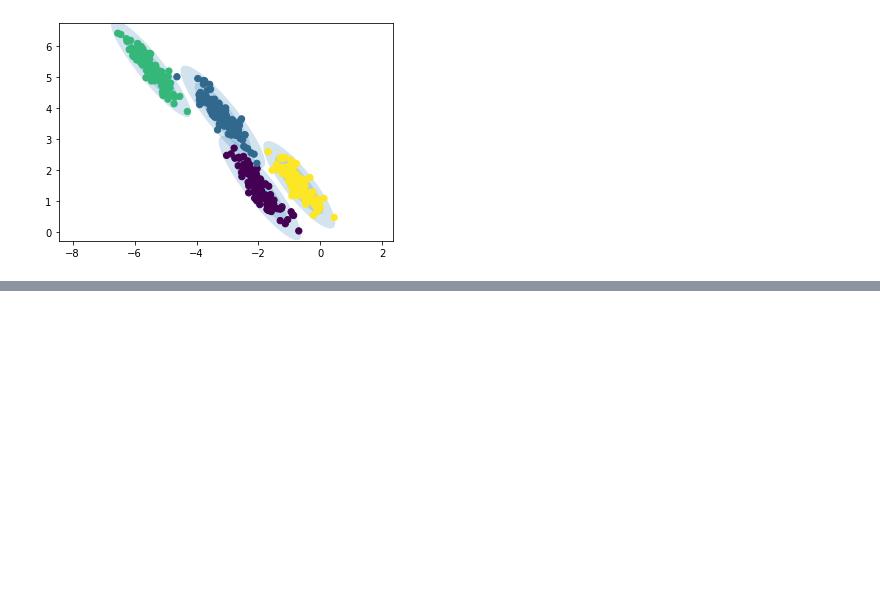
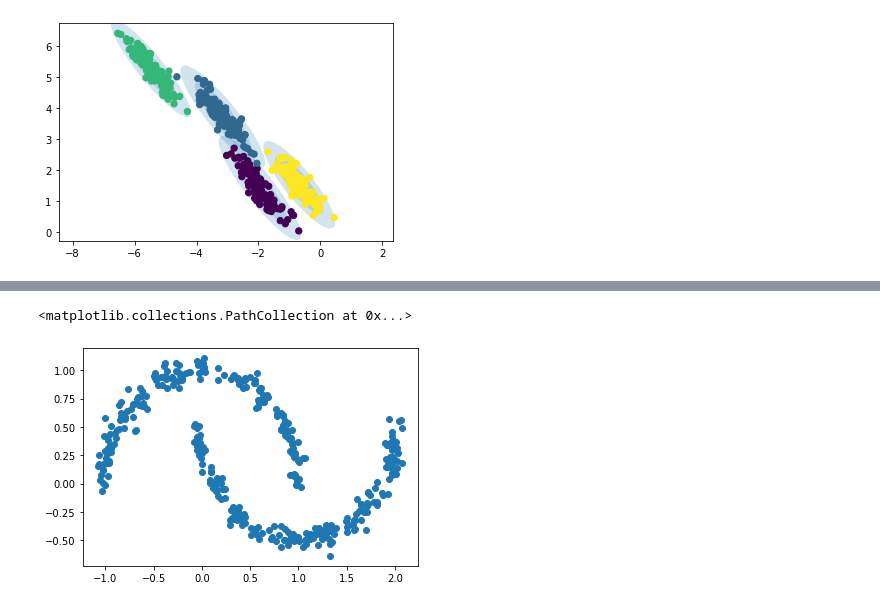
Before and after one commit to Arefe-Masnouie/data-mining, a Jupyter notebook: ML/unsupervised_learning/guasian_mix.ipynb, the cells around one changed output, grey strips where cells are left out. Cells and saved outputs as stored; diff of their text form; code cells hidden in the pictures; blank space fills up the shorter version.

```diff
--- a/ML/unsupervised_learning/guasian_mix.ipynb
+++ b/ML/unsupervised_learning/guasian_mix.ipynb
@@ -115,0 +132,6 @@ plot_gmm(gmm, X_stretched)
+# %%
+Xnew = gmm16.sample(400)
+plt.scatter(Xnew[0][:, 0], Xnew[0][:, 1])
+# %% [output]
+<matplotlib.collections.PathCollection at 0x...>
+[figure, added]
```
Also changed, not shown: parts of 11 cells of this notebook.
